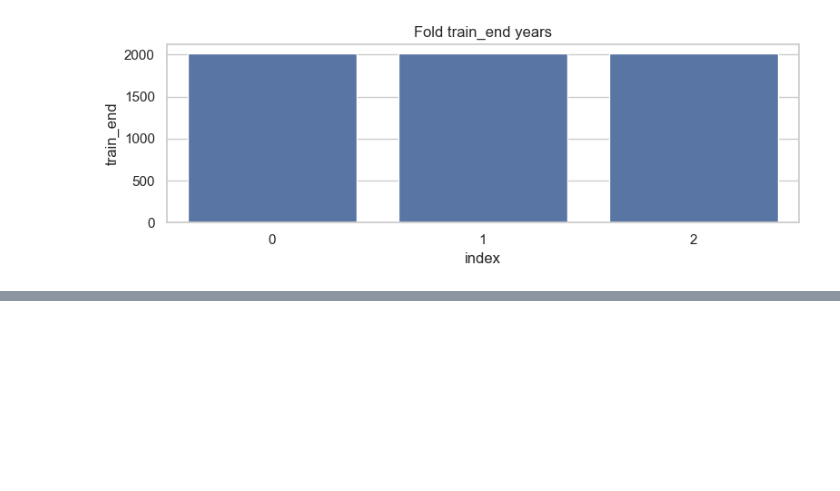
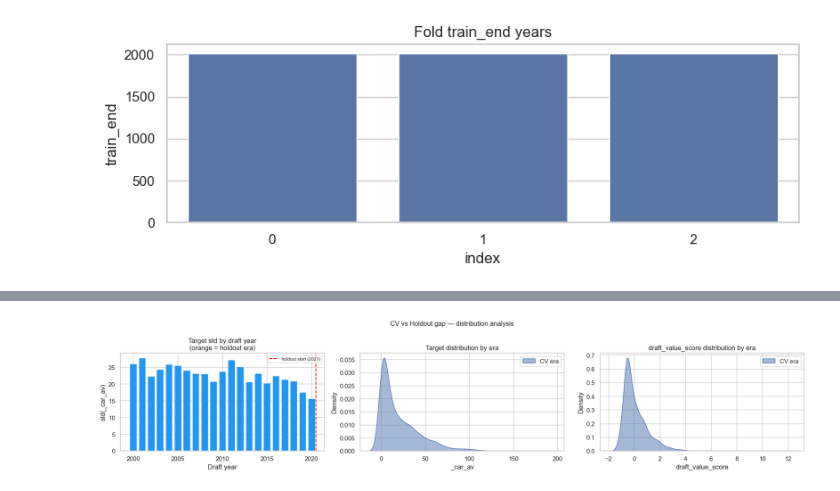
Before and after one commit to SamuelMolero26/nfl-model-platform, a Jupyter notebook: notebook/player_projection.ipynb, the cells around one changed output, grey strips where cells are left out. Drawn from its saved outputs; the diff is of its cells as text; code cells hidden in the pictures; blank space fills up the shorter version.

```diff
--- a/notebook/player_projection.ipynb
+++ b/notebook/player_projection.ipynb
@@ -57,6 +57,15 @@ def load_metadata(artifact_dir: Path) -> Optional[Dict[str, object]]:
     meta.setdefault("model_name", artifact_dir.parent.name)
     meta.setdefault("version", artifact_dir.name)
     return meta
+
+
+def load_model(artifact_dir: Path):
+    model_path = artifact_dir / "model.pkl"
+    if not model_path.exists():
+        print(f"No model.pkl found in {artifact_dir}")
+        return None
+    with model_path.open("rb") as f:
+        return pickle.load(f)
 
 
 def metadata_row(meta: Dict[str, object]) -> pd.DataFrame:
@@ -372,0 +479,76 @@ If small, combine/athletic data captures comparable signal independently.
+# %%
+#  CV / Holdout gap investigation
+meta     = load_metadata(selected_artifact_dir)
+feat_df  = load_feature_data(selected_artifact_dir)
+target_col = "_car_av"
+year_col   = "draft_year"
+
+if feat_df is not None and meta is not None:
+    feat_df = feat_df.reset_index()
+
+    folds = meta.get("folds", [])
+    holdout_start = max(f["val_end"] for f in folds) + 1 if folds else 2021
+
+    cv_df   = feat_df[feat_df[year_col] <  holdout_start]
+    hold_df = feat_df[feat_df[year_col] >= holdout_start]
+
+    #  1. Summary stats by split
+    print("=== Target stats by split ===")
+    for name, df in [("CV era    ", cv_df), ("Holdout   ", hold_df)]:
+        yrs = f"{df[year_col].min()}–{df[year_col].max()}"
+        print(f"  {name} ({yrs})  n={len(df):>4}  "
+              f"mean={df[target_col].mean():.2f}  "
+              f"std={df[target_col].std():.2f}  "
+              f"median={df[target_col].median():.2f}")
+
+    # ── 2. Per-year target std ────────────────────────────────────────────────
+    by_year = feat_df.groupby(year_col)[target_col].agg(["mean", "std", "count"])
+
+    fig, axes = plt.subplots(1, 3, figsize=(18, 4))
+
+    ax = axes[0]
+    colors = ["#FF9800" if y >= holdout_start else "#2196F3" for y in by_year.index]
+    ax.bar(by_year.index, by_year["std"], color=colors)
+    ax.axvline(holdout_start - 0.5, color="red", linestyle="--", label=f"holdout start ({holdout_start})")
+    ax.set_title("Target std by draft year\n(orange = holdout era)")
+    ax.set_xlabel("Draft year")
+    ax.set_ylabel(f"std({target_col})")
+    ax.legend(fontsize=8)
+
+    # ── 3. KDE: CV vs holdout target distribution ─────────────────────────────
+    ax = axes[1]
+    sns.kdeplot(data=cv_df,   x=target_col, label="CV era",      fill=True, alpha=0.5, ax=ax)
+    sns.kdeplot(data=hold_df, x=target_col, label="Holdout era", fill=True, alpha=0.5, ax=ax)
+    ax.set_title("Target distribution by era")
+    ax.set_xlabel(target_col)
+    ax.legend()
+
+    # ── 4. draft_value_score distribution across eras ─────────────────────────
+    ax = axes[2]
+    dv_col = "draft_value_score"
+    if dv_col in feat_df.columns:
+        sns.kdeplot(data=cv_df,   x=dv_col, label="CV era",      fill=True, alpha=0.5, ax=ax)
+        sns.kdeplot(data=hold_df, x=dv_col, label="Holdout era", fill=True, alpha=0.5, ax=ax)
+        ax.set_title(f"{dv_col} distribution by era")
+        ax.set_xlabel(dv_col)
+        ax.legend()
+
+        print("\n=== draft_value_score by split ===")
+        for name, df in [("CV era  ", cv_df), ("Holdout ", hold_df)]:
+            print(f"  {name}  mean={df[dv_col].mean():.2f}  std={df[dv_col].std():.2f}")
+
+    plt.suptitle("CV vs Holdout gap — distribution analysis", fontsize=12)
+    plt.tight_layout()
+    plt.show()
+
+    # ── 5. Leakage check: any holdout years inside CV folds? ─────────────────
+    print("\n=== Fold / holdout year overlap check ===")
+    holdout_years = set(hold_df[year_col].unique())
+    cv_years      = set(cv_df[year_col].unique())
+    overlap = holdout_years & cv_years
+    if overlap:
+        print(f"  WARNING — overlapping years: {sorted(overlap)}")
+    else:
+        print(f"  Clean split. CV years: {sorted(cv_years)}")
+        print(f"  Holdout years:         {sorted(holdout_years)}")
+# %% [output]
@@ -372,0 +562 @@ If small, combine/athletic data captures comparable signal independently.
+[figure, added]
```
Also changed, not shown: parts of 12 cells of this notebook, 2 other files.
